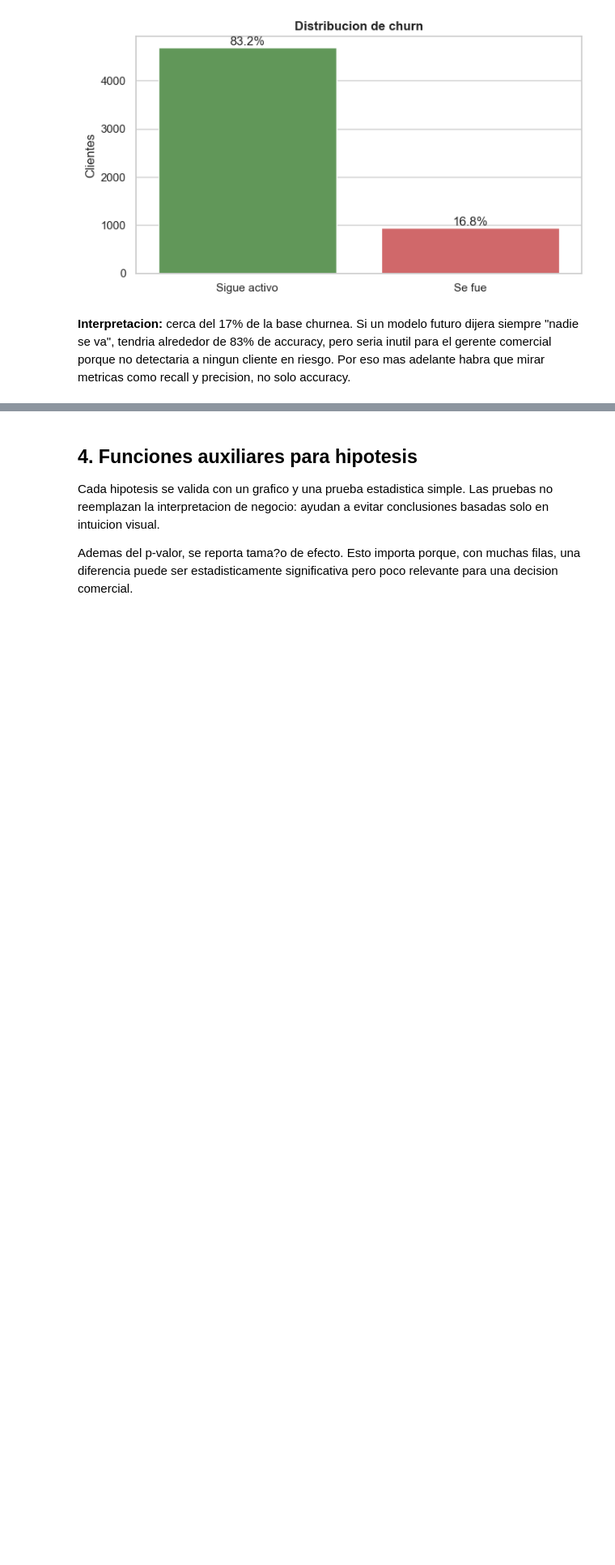
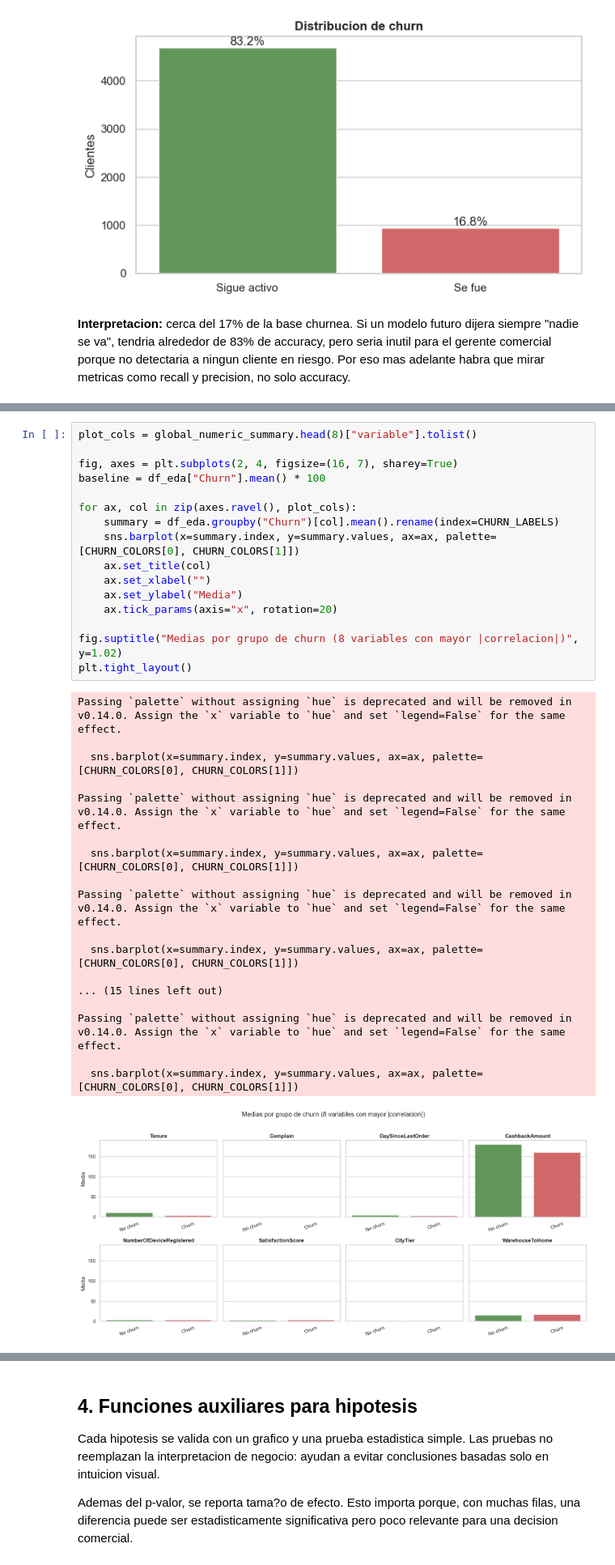
Before and after one commit to FelipeTamaki/TP_IA_aplicada_a_negocios_churn_Grupo1, a Jupyter notebook: EDA.ipynb, the cells around one changed output, grey strips where cells are left out. Shown at 81% size. Cells and saved outputs as stored; diff of their text form; blank space fills up the shorter version.

```diff
--- a/EDA.ipynb
+++ b/EDA.ipynb
@@ -672,0 +718,35 @@ Passing `palette` without assigning `hue` is deprecated and will be removed in v
+# %%
+plot_cols = global_numeric_summary.head(8)["variable"].tolist()
+
+fig, axes = plt.subplots(2, 4, figsize=(16, 7), sharey=True)
+baseline = df_eda["Churn"].mean() * 100
+
+for ax, col in zip(axes.ravel(), plot_cols):
+    summary = df_eda.groupby("Churn")[col].mean().rename(index=CHURN_LABELS)
+    sns.barplot(x=summary.index, y=summary.values, ax=ax, palette=[CHURN_COLORS[0], CHURN_COLORS[1]])
+    ax.set_title(col)
+    ax.set_xlabel("")
+    ax.set_ylabel("Media")
+    ax.tick_params(axis="x", rotation=20)
+
+fig.suptitle("Medias por grupo de churn (8 variables con mayor |correlacion|)", y=1.02)
+plt.tight_layout()
+# %% [output]
+Passing `palette` without assigning `hue` is deprecated and will be removed in v0.14.0. Assign the `x` variable to `hue` and set `legend=False` for the same effect.
+
+  sns.barplot(x=summary.index, y=summary.values, ax=ax, palette=[CHURN_COLORS[0], CHURN_COLORS[1]])
+
+Passing `palette` without assigning `hue` is deprecated and will be removed in v0.14.0. Assign the `x` variable to `hue` and set `legend=False` for the same effect.
+
+  sns.barplot(x=summary.index, y=summary.values, ax=ax, palette=[CHURN_COLORS[0], CHURN_COLORS[1]])
+
+Passing `palette` without assigning `hue` is deprecated and will be removed in v0.14.0. Assign the `x` variable to `hue` and set `legend=False` for the same effect.
+
+  sns.barplot(x=summary.index, y=summary.values, ax=ax, palette=[CHURN_COLORS[0], CHURN_COLORS[1]])
+
+... (15 lines left out)
+
+Passing `palette` without assigning `hue` is deprecated and will be removed in v0.14.0. Assign the `x` variable to `hue` and set `legend=False` for the same effect.
+
+  sns.barplot(x=summary.index, y=summary.values, ax=ax, palette=[CHURN_COLORS[0], CHURN_COLORS[1]])
+[figure, added]
```
Also changed, not shown: parts of 9 cells of this notebook.
